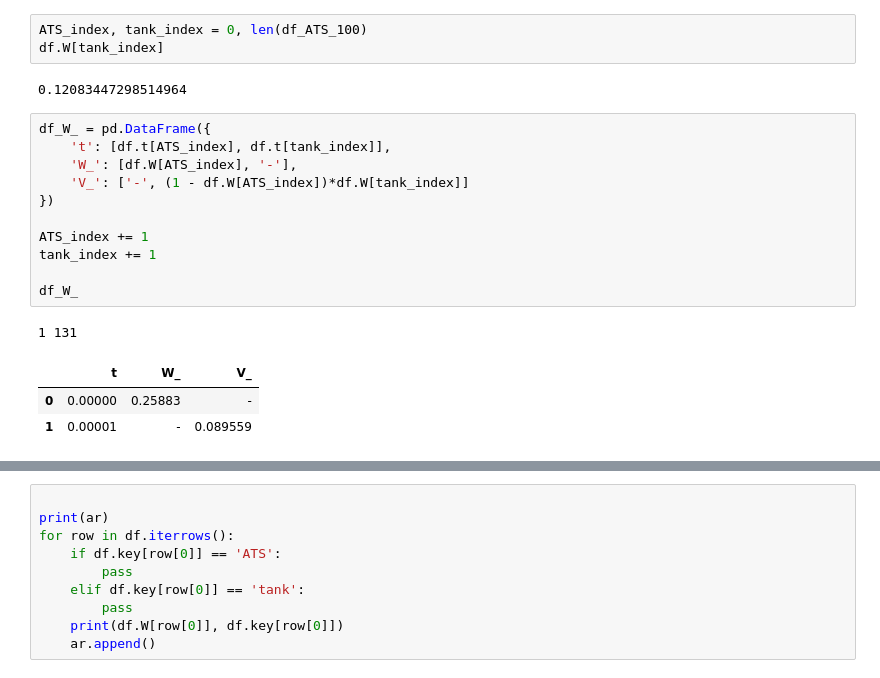
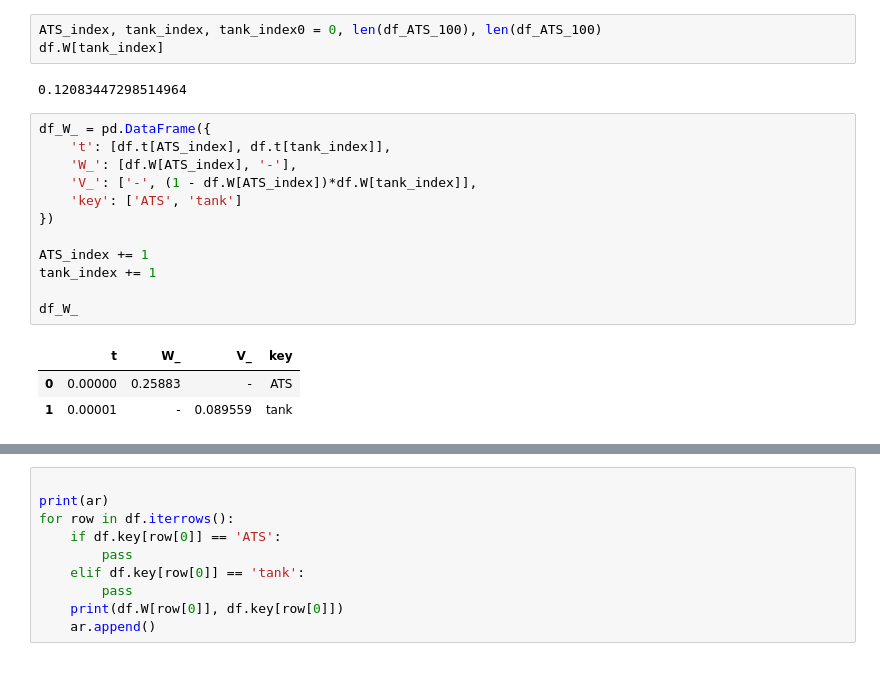
Before and after one commit to FlameDanita/The-effectiveness-of-missile-weapons, a Jupyter notebook: Modeling_fight.ipynb, the cells around one changed output, grey strips where cells are left out. Cells and saved outputs as stored; diff of their text form.

```diff
--- a/Modeling_fight.ipynb
+++ b/Modeling_fight.ipynb
@@ -292,21 +292,21 @@ df.head(20)
 # %%
-ATS_index, tank_index = 0, len(df_ATS_100)
+ATS_index, tank_index, tank_index0 = 0, len(df_ATS_100), len(df_ATS_100)
 df.W[tank_index]
 # %% [output]
 0.12083447298514964
 # %%
 df_W_ = pd.DataFrame({
     't': [df.t[ATS_index], df.t[tank_index]],
     'W_': [df.W[ATS_index], '-'],
-    'V_': ['-', (1 - df.W[ATS_index])*df.W[tank_index]]
+    'V_': ['-', (1 - df.W[ATS_index])*df.W[tank_index]],
+    'key': ['ATS', 'tank']
 })
 
 ATS_index += 1
 tank_index += 1
 
 df_W_
 # %% [output]
-1 131
-|  | t | W_ | V_ |
-| 0 | 0.00000 | 0.25883 | - |
-| 1 | 0.00001 | - | 0.089559 |
+|  | t | W_ | V_ | key |
+| 0 | 0.00000 | 0.25883 | - | ATS |
+| 1 | 0.00001 | - | 0.089559 | tank |
```
Also changed, not shown: parts of 7 cells of this notebook.
